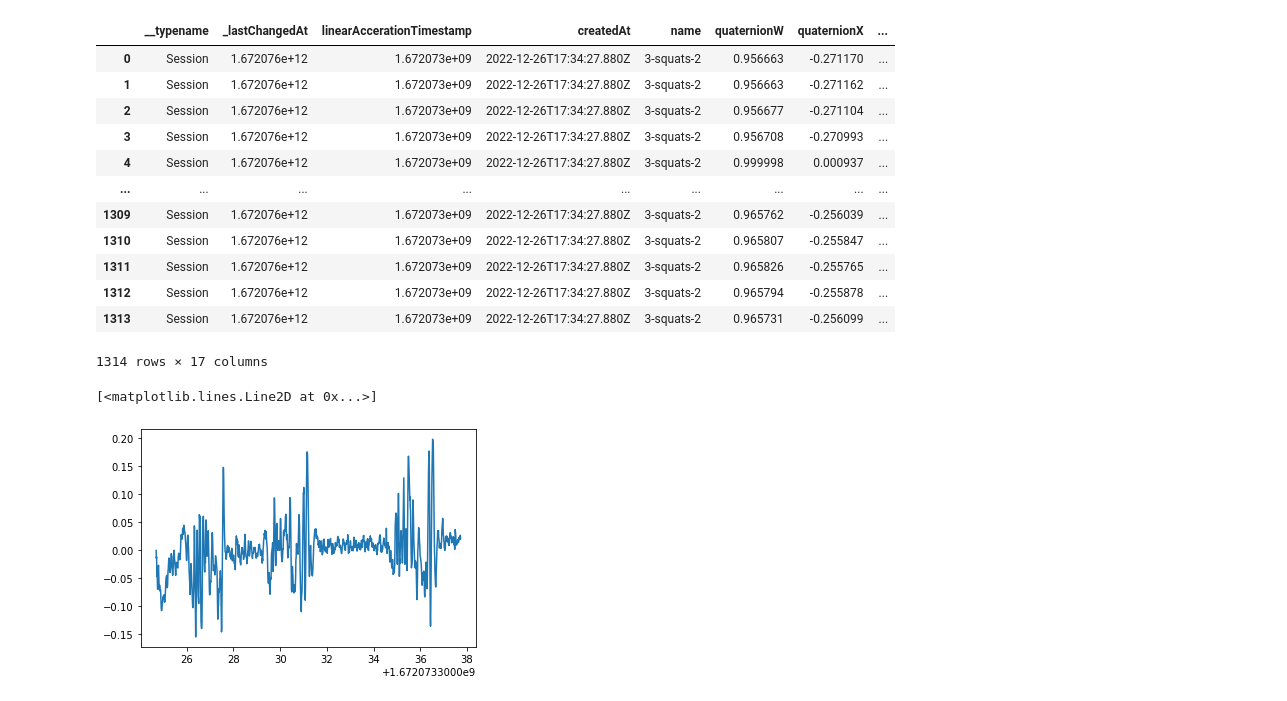
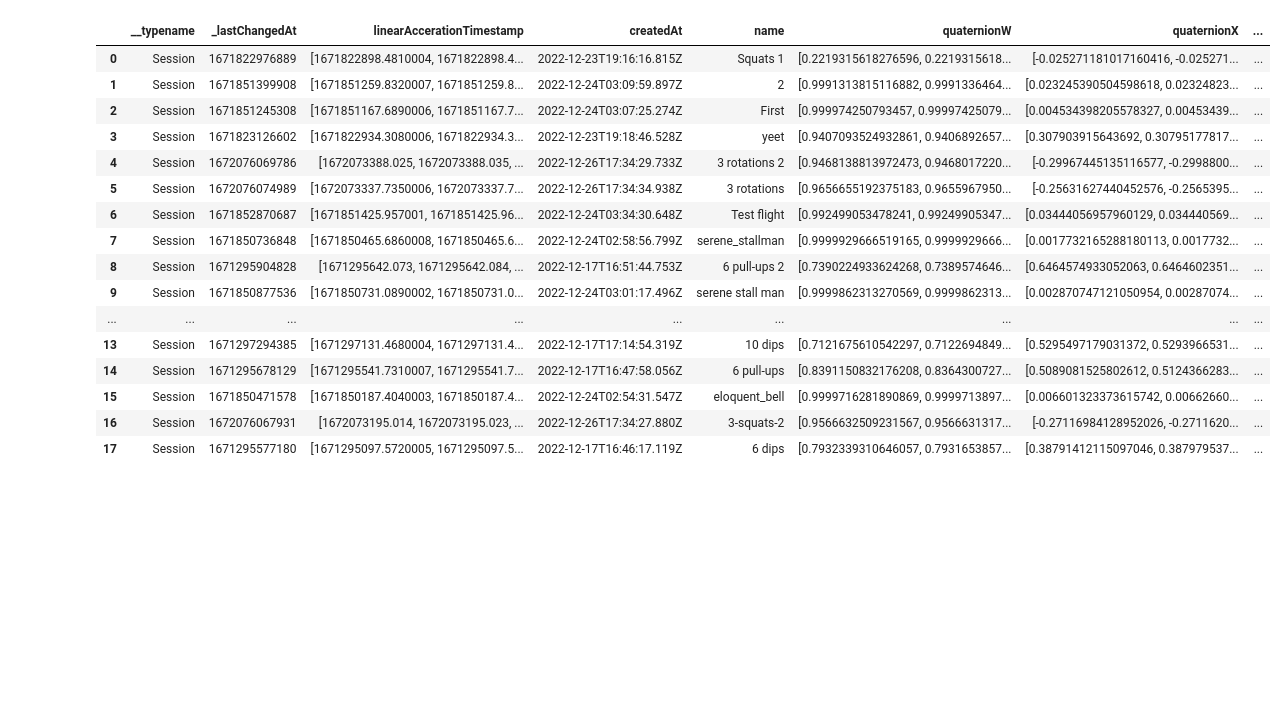
Before and after one commit to shoopapa/m2-gear, a Jupyter notebook: python/dynamodb.ipynb, the cells around one changed output. Drawn from its saved outputs; the diff is of its cells as text; code cells hidden in the pictures; blank space fills up the shorter version.

```diff
--- a/python/dynamodb.ipynb
+++ b/python/dynamodb.ipynb
@@ -1,58 +1,44 @@
+# %%
+import json
+from boto3.dynamodb.types import TypeDeserializer
+
+def ddb_deserialize(r, type_deserializer = TypeDeserializer()):
+  return type_deserializer.deserialize({"M": r})
 # %%
 import boto3
 import pandas
 
 client = boto3.client('dynamodb')
 items = []
 page = True
-query= """SELECT * FROM "Session-e3tq3jp6jjh4xjjpvydbqj64e4-dev" WHERE CONTAINS("name", '3-squats')"""
+query= """SELECT * FROM "Session-e3tq3jp6jjh4xjjpvydbqj64e4-dev" """
 
 resp = client.execute_statement(Statement=query, Limit=1000)
 items.extend(resp['Items'])
 while 'LastEvaluatedKey' in resp:
   resp = client.execute_statement(Statement=query,Limit=1000,NextToken=resp["NextToken"])
   items.extend(resp['Items'])
 
-def flatten(obj, key):
-  if (len(obj) == 1):
-    if 'S' in obj:
-      return obj["S"]
-    if 'N' in obj:
-      return float(obj["N"])
-    if 'L' in obj:
-      for i in range(len(obj["L"])):
-        obj["L"][i] = flatten(obj["L"][i],key)
-      obj = obj["L"]
-  else:
-    for k, value in obj.items():
+items = [ ddb_deserialize(r) for r in items ]
 
-        obj[k] = flatten(value, k)
-  return obj
-
-
-items = [flatten(items[i],'') for i in range(len(items))]
-
-df = pandas.DataFrame(items[0])
+df = pandas.DataFrame(items)
 
 df
 # %% [output]
 |  | __typename | _lastChangedAt | linearAccerationTimestamp | createdAt | name | quaternionW | quaternionX | ... |
-| 0 | Session | 1.672076e+12 | 1.672073e+09 | 2022-12-26T17:34:27.880Z | 3-squats-2 | 0.956663 | -0.271170 | ... |
-| 1 | Session | 1.672076e+12 | 1.672073e+09 | 2022-12-26T17:34:27.880Z | 3-squats-2 | 0.956663 | -0.271162 | ... |
-| 2 | Session | 1.672076e+12 | 1.672073e+09 | 2022-12-26T17:34:27.880Z | 3-squats-2 | 0.956677 | -0.271104 | ... |
-| 3 | Session | 1.672076e+12 | 1.672073e+09 | 2022-12-26T17:34:27.880Z | 3-squats-2 | 0.956708 | -0.270993 | ... |
-| 4 | Session | 1.672076e+12 | 1.672073e+09 | 2022-12-26T17:34:27.880Z | 3-squats-2 | 0.999998 | 0.000937 | ... |
+| 0 | Session | 1671822976889 | [1671822898.4810004, 1671822898.4... | 2022-12-23T19:16:16.815Z | Squats 1 | [0.2219315618276596, 0.2219315618... | [-0.025271181017160416, -0.025271... | ... |
+| 1 | Session | 1671851399908 | [1671851259.8320007, 1671851259.8... | 2022-12-24T03:09:59.897Z | 2 | [0.9991313815116882, 0.9991336464... | [0.023245390504598618, 0.02324823... | ... |
+| 2 | Session | 1671851245308 | [1671851167.6890006, 1671851167.7... | 2022-12-24T03:07:25.274Z | First | [0.999974250793457, 0.99997425079... | [0.004534398205578327, 0.00453439... | ... |
+| 3 | Session | 1671823126602 | [1671822934.3080006, 1671822934.3... | 2022-12-23T19:18:46.528Z | yeet | [0.9407093524932861, 0.9406892657... | [0.307903915643692, 0.30795177817... | ... |
+| 4 | Session | 1672076069786 | [1672073388.025, 1672073388.035, ... | 2022-12-26T17:34:29.733Z | 3 rotations 2 | [0.9468138813972473, 0.9468017220... | [-0.29967445135116577, -0.2998800... | ... |
+| 5 | Session | 1672076074989 | [1672073337.7350006, 1672073337.7... | 2022-12-26T17:34:34.938Z | 3 rotations | [0.9656655192375183, 0.9655967950... | [-0.25631627440452576, -0.2565395... | ... |
+| 6 | Session | 1671852870687 | [1671851425.957001, 1671851425.96... | 2022-12-24T03:34:30.648Z | Test flight | [0.992499053478241, 0.99249905347... | [0.03444056957960129, 0.034440569... | ... |
+| 7 | Session | 1671850736848 | [1671850465.6860008, 1671850465.6... | 2022-12-24T02:58:56.799Z | serene_stallman | [0.9999929666519165, 0.9999929666... | [0.0017732165288180113, 0.0017732... | ... |
+| 8 | Session | 1671295904828 | [1671295642.073, 1671295642.084, ... | 2022-12-17T16:51:44.753Z | 6 pull-ups 2 | [0.7390224933624268, 0.7389574646... | [0.6464574933052063, 0.6464602351... | ... |
+| 9 | Session | 1671850877536 | [1671850731.0890002, 1671850731.0... | 2022-12-24T03:01:17.496Z | serene stall man | [0.9999862313270569, 0.9999862313... | [0.002870747121050954, 0.00287074... | ... |
 | ... | ... | ... | ... | ... | ... | ... | ... | ... |
-| 1309 | Session | 1.672076e+12 | 1.672073e+09 | 2022-12-26T17:34:27.880Z | 3-squats-2 | 0.965762 | -0.256039 | ... |
-| 1310 | Session | 1.672076e+12 | 1.672073e+09 | 2022-12-26T17:34:27.880Z | 3-squats-2 | 0.965807 | -0.255847 | ... |
-| 1311 | Session | 1.672076e+12 | 1.672073e+09 | 2022-12-26T17:34:27.880Z | 3-squats-2 | 0.965826 | -0.255765 | ... |
-| 1312 | Session | 1.672076e+12 | 1.672073e+09 | 2022-12-26T17:34:27.880Z | 3-squats-2 | 0.965794 | -0.255878 | ... |
-| 1313 | Session | 1.672076e+12 | 1.672073e+09 | 2022-12-26T17:34:27.880Z | 3-squats-2 | 0.965731 | -0.256099 | ... |
+| 13 | Session | 1671297294385 | [1671297131.4680004, 1671297131.4... | 2022-12-17T17:14:54.319Z | 10 dips | [0.7121675610542297, 0.7122694849... | [0.5295497179031372, 0.5293966531... | ... |
+| 14 | Session | 1671295678129 | [1671295541.7310007, 1671295541.7... | 2022-12-17T16:47:58.056Z | 6 pull-ups | [0.8391150832176208, 0.8364300727... | [0.5089081525802612, 0.5124366283... | ... |
+| 15 | Session | 1671850471578 | [1671850187.4040003, 1671850187.4... | 2022-12-24T02:54:31.547Z | eloquent_bell | [0.9999716281890869, 0.9999713897... | [0.006601323373615742, 0.00662660... | ... |
+| 16 | Session | 1672076067931 | [1672073195.014, 1672073195.023, ... | 2022-12-26T17:34:27.880Z | 3-squats-2 | [0.9566632509231567, 0.9566631317... | [-0.27116984128952026, -0.2711620... | ... |
+| 17 | Session | 1671295577180 | [1671295097.5720005, 1671295097.5... | 2022-12-17T16:46:17.119Z | 6 dips | [0.7932339310646057, 0.7931653857... | [0.38791412115097046, 0.387979537... | ... |
-1314 rows × 17 columns
-# %%
-import matplotlib.pyplot as plt
-
-plt.plot(df['linearAccerationTimestamp'][4::], df['linearAccerationX'][4::])
-# %% [output]
-[<matplotlib.lines.Line2D at 0x...>]
-[figure, removed]
```
